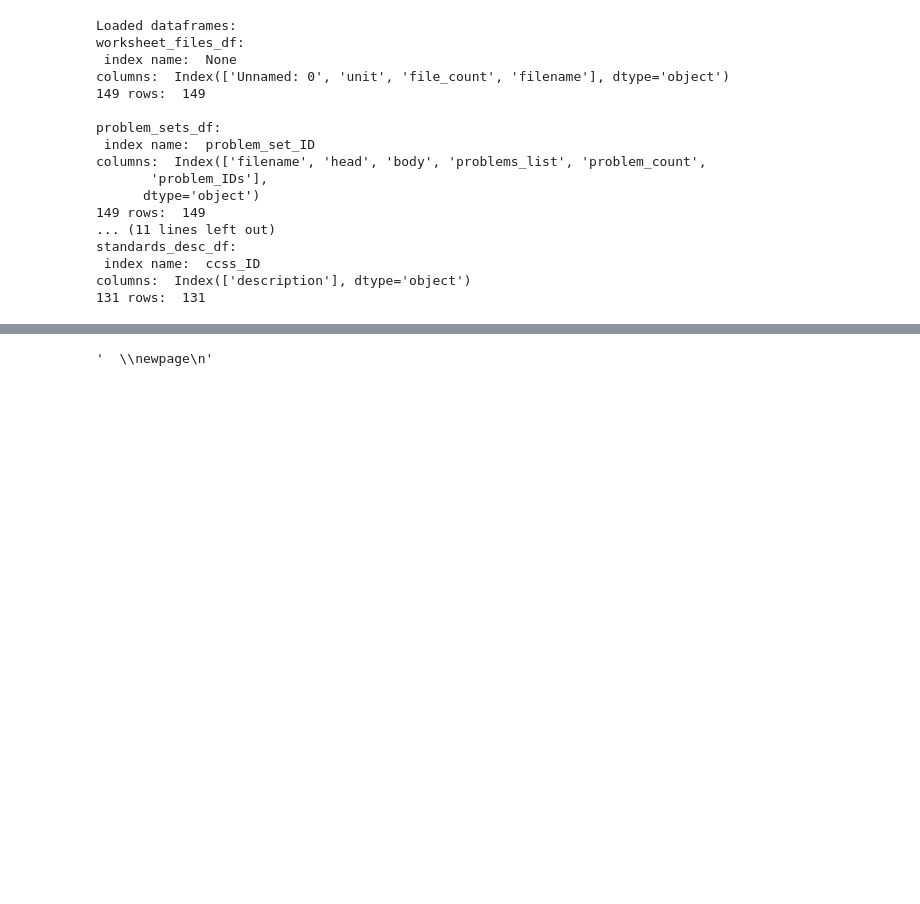
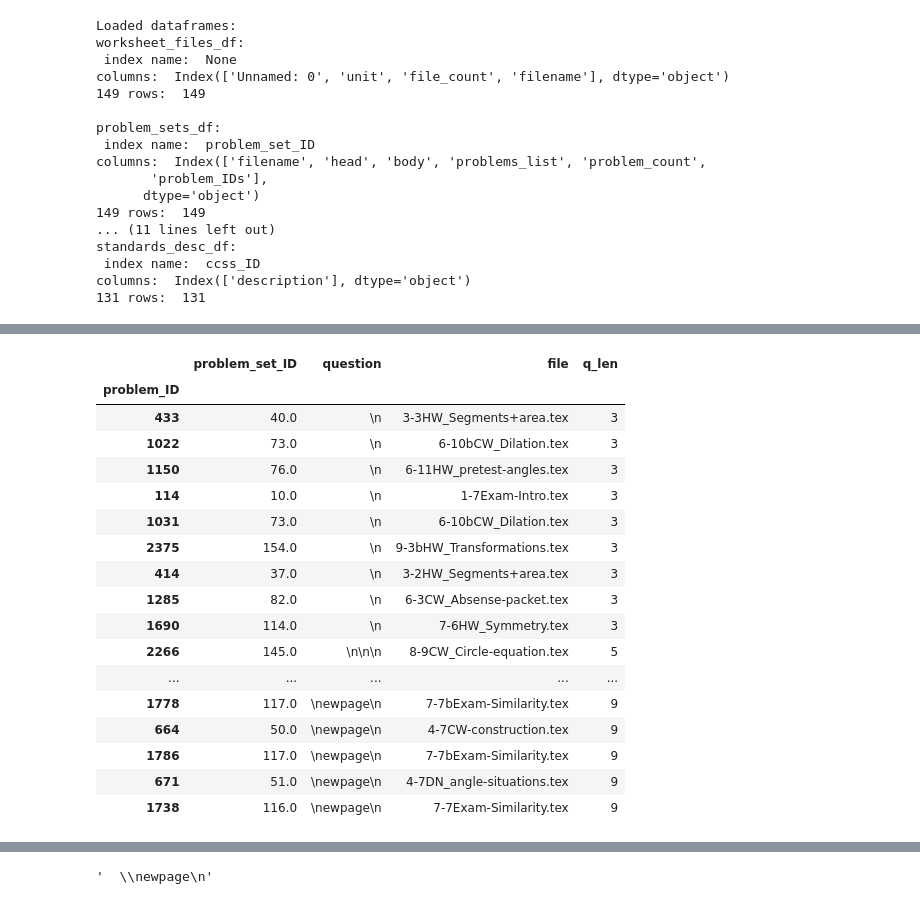
Before and after one commit to chrishuson/mathai, a Jupyter notebook: src/notes.ipynb, the cells around one changed output, grey strips where cells are left out. Drawn from its saved outputs; the diff is of its cells as text; code cells hidden in the pictures; blank space fills up the shorter version.

```diff
--- a/src/notes.ipynb
+++ b/src/notes.ipynb
@@ -257 +261,22 @@ p_df
+# %%
+p_df.iloc[40:70]
+# %% [output]
+|  | problem_set_ID | question | file | q_len |
+| problem_ID |  |  |  |  |
+| 433 | 40.0 | \n | 3-3HW_Segments+area.tex | 3 |
+| 1022 | 73.0 | \n | 6-10bCW_Dilation.tex | 3 |
+| 1150 | 76.0 | \n | 6-11HW_pretest-angles.tex | 3 |
+| 114 | 10.0 | \n | 1-7Exam-Intro.tex | 3 |
+| 1031 | 73.0 | \n | 6-10bCW_Dilation.tex | 3 |
+| 2375 | 154.0 | \n | 9-3bHW_Transformations.tex | 3 |
+| 414 | 37.0 | \n | 3-2HW_Segments+area.tex | 3 |
+| 1285 | 82.0 | \n | 6-3CW_Absense-packet.tex | 3 |
+| 1690 | 114.0 | \n | 7-6HW_Symmetry.tex | 3 |
+| 2266 | 145.0 | \n\n\n | 8-9CW_Circle-equation.tex | 5 |
+| ... | ... | ... | ... | ... |
+| 1778 | 117.0 | \newpage\n | 7-7bExam-Similarity.tex | 9 |
+| 664 | 50.0 | \newpage\n | 4-7CW-construction.tex | 9 |
+| 1786 | 117.0 | \newpage\n | 7-7bExam-Similarity.tex | 9 |
+| 671 | 51.0 | \newpage\n | 4-7DN_angle-situations.tex | 9 |
+| 1738 | 116.0 | \newpage\n | 7-7Exam-Similarity.tex | 9 |
 # %%
```
Also changed, not shown: parts of 9 cells of this notebook, 1 other file.
